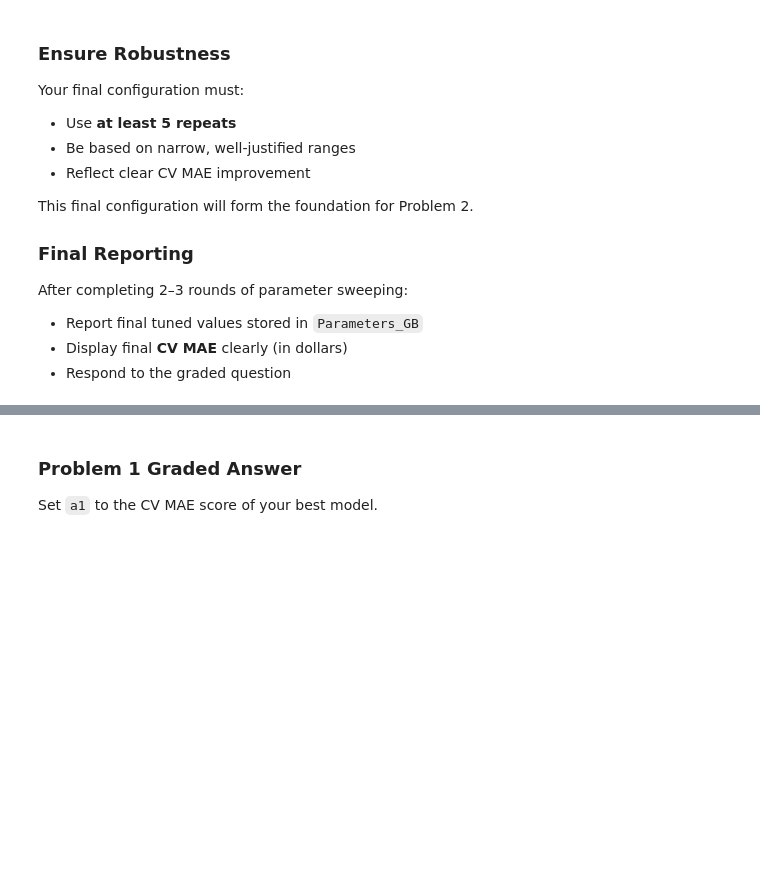
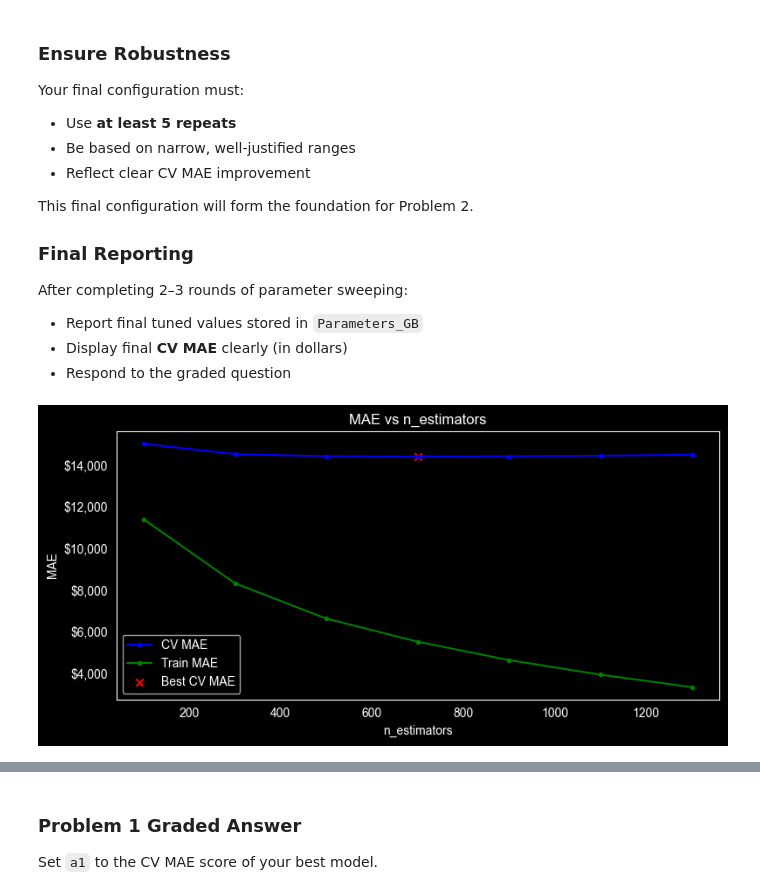
Before and after one commit to reynolkb-bu/Module-3-Assignments, a Jupyter notebook: Homework_07.ipynb, the cells around one changed output, grey strips where cells are left out. Cells and saved outputs as stored; diff of their text form; code cells hidden in the pictures; blank space fills up the shorter version.

```diff
--- a/Homework_07.ipynb
+++ b/Homework_07.ipynb
@@ -485,0 +484,18 @@ Params_GB = Default_Parameters_GB.copy()
+# %%
+## ============================================================
+## Phase A — Exploration (n_repeats=1, coarse ranges)
+## ============================================================
+
+Params_GB = Default_Parameters_GB.copy()
+
+# 1. Sweep n_estimators (coarse)
+Params_GB = sweep_parameter(
+    model=GradientBoostingRegressor,
+    Parameters=Params_GB,
+    param='n_estimators',
+    parameter_list=list(range(100, 1301, 200)),
+    n_repeats=1
+)
+print("After n_estimators sweep:", Params_GB)
+# %% [output]
+[figure, added]
```
Also changed, not shown: parts of 16 cells of this notebook.
